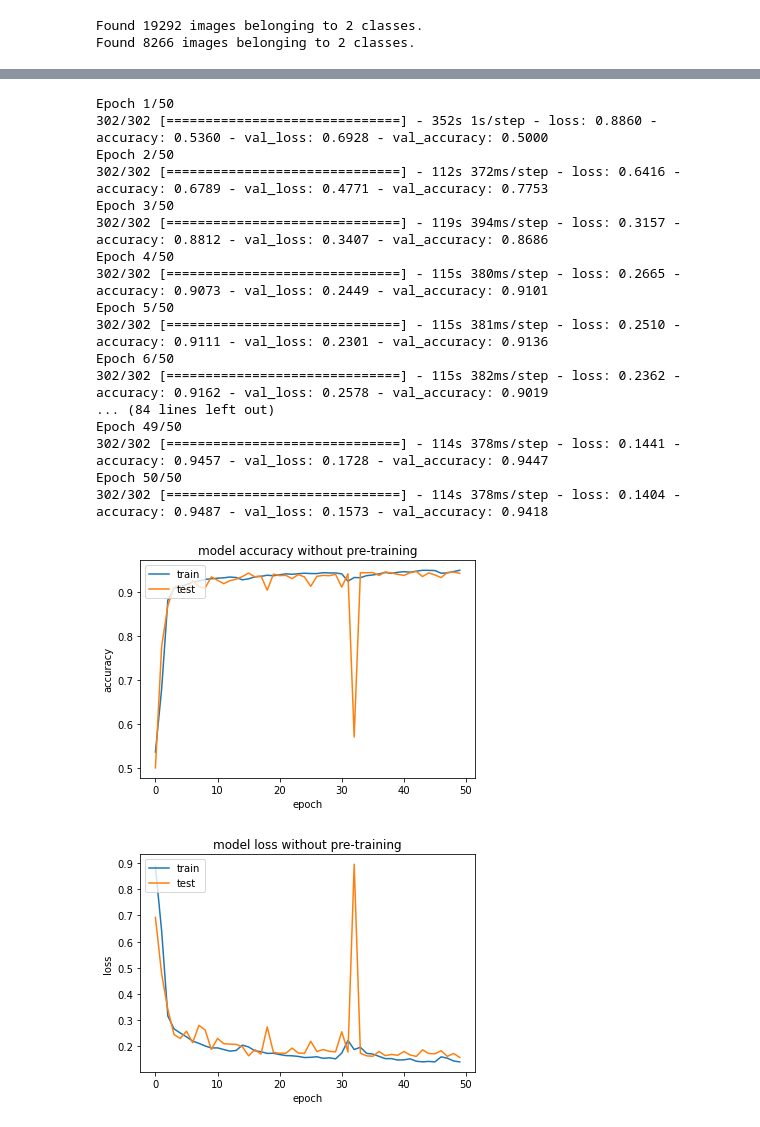
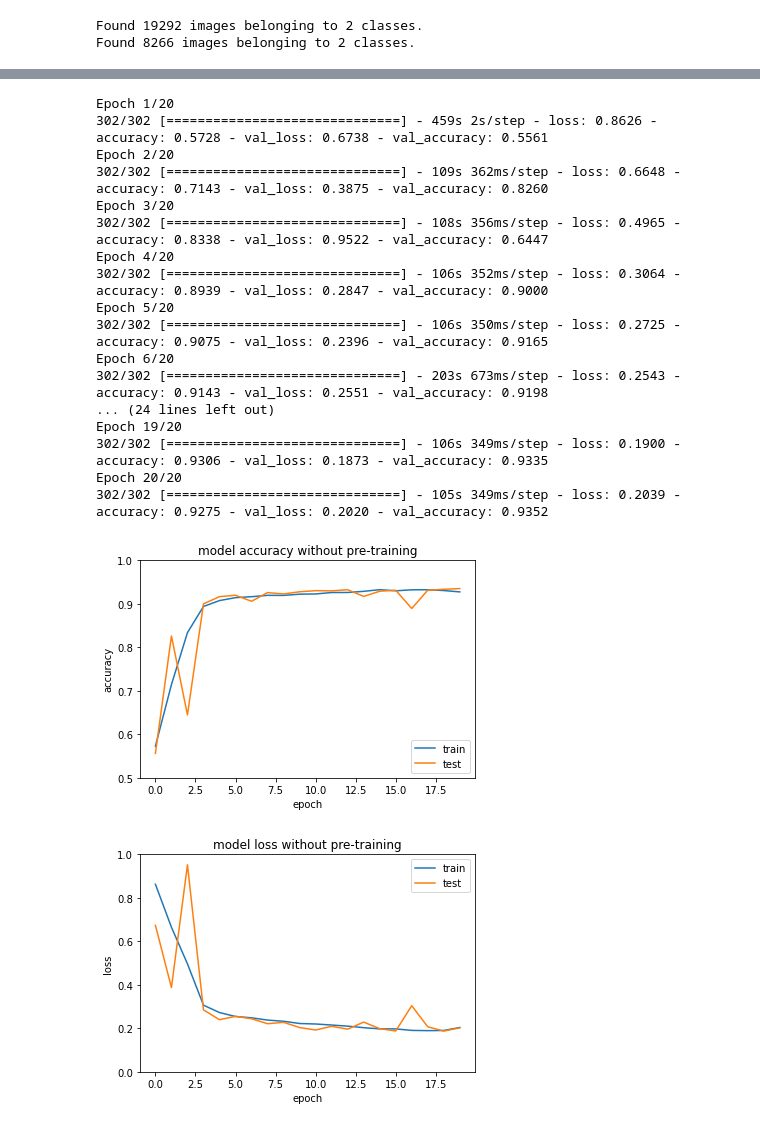
Before and after one commit to wagenrace/cytodata_sessions, a Jupyter notebook: transfer_learning/imagenet_to_malaria_blood_cells.ipynb, the cells around one changed output, grey strips where cells are left out. Drawn from its saved outputs; the diff is of its cells as text; code cells hidden in the pictures.

```diff
--- a/transfer_learning/imagenet_to_malaria_blood_cells.ipynb
+++ b/transfer_learning/imagenet_to_malaria_blood_cells.ipynb
@@ -7,7 +7,7 @@ except:
     # Invalid device or cannot modify virtual devices once initialized.
     pass
 
-N_EPOCHES = 50
+N_EPOCHES = 20
 BATCH_SIZE = 64
 PATCH_DIMENSIONS = (128, 128)
 DATA_LOCATION = r"D:\data\malaria_dataset"
@@ -74,45 +82,47 @@ def create_model(weights="imagenet"):
 # %%
 model_no_pretrain = create_model(None)
-history = model_no_pretrain.fit(train_generator,
+history_no_pretrained = model_no_pretrain.fit(train_generator,
             validation_data=validation_generator,
             epochs=N_EPOCHES)
 # %% [output]
-Epoch 1/50
-302/302 [==============================] - 352s 1s/step - loss: 0.8860 - accuracy: 0.5360 - val_loss: 0.6928 - val_accuracy: 0.5000
-Epoch 2/50
-302/302 [==============================] - 112s 372ms/step - loss: 0.6416 - accuracy: 0.6789 - val_loss: 0.4771 - val_accuracy: 0.7753
-Epoch 3/50
-302/302 [==============================] - 119s 394ms/step - loss: 0.3157 - accuracy: 0.8812 - val_loss: 0.3407 - val_accuracy: 0.8686
-Epoch 4/50
-302/302 [==============================] - 115s 380ms/step - loss: 0.2665 - accuracy: 0.9073 - val_loss: 0.2449 - val_accuracy: 0.9101
-Epoch 5/50
-302/302 [==============================] - 115s 381ms/step - loss: 0.2510 - accuracy: 0.9111 - val_loss: 0.2301 - val_accuracy: 0.9136
-Epoch 6/50
-302/302 [==============================] - 115s 382ms/step - loss: 0.2362 - accuracy: 0.9162 - val_loss: 0.2578 - val_accuracy: 0.9019
-... (84 lines left out)
-Epoch 49/50
-302/302 [==============================] - 114s 378ms/step - loss: 0.1441 - accuracy: 0.9457 - val_loss: 0.1728 - val_accuracy: 0.9447
-Epoch 50/50
-302/302 [==============================] - 114s 378ms/step - loss: 0.1404 - accuracy: 0.9487 - val_loss: 0.1573 - val_accuracy: 0.9418
+Epoch 1/20
+302/302 [==============================] - 459s 2s/step - loss: 0.8626 - accuracy: 0.5728 - val_loss: 0.6738 - val_accuracy: 0.5561
+Epoch 2/20
+302/302 [==============================] - 109s 362ms/step - loss: 0.6648 - accuracy: 0.7143 - val_loss: 0.3875 - val_accuracy: 0.8260
+Epoch 3/20
+302/302 [==============================] - 108s 356ms/step - loss: 0.4965 - accuracy: 0.8338 - val_loss: 0.9522 - val_accuracy: 0.6447
+Epoch 4/20
+302/302 [==============================] - 106s 352ms/step - loss: 0.3064 - accuracy: 0.8939 - val_loss: 0.2847 - val_accuracy: 0.9000
+Epoch 5/20
+302/302 [==============================] - 106s 350ms/step - loss: 0.2725 - accuracy: 0.9075 - val_loss: 0.2396 - val_accuracy: 0.9165
+Epoch 6/20
+302/302 [==============================] - 203s 673ms/step - loss: 0.2543 - accuracy: 0.9143 - val_loss: 0.2551 - val_accuracy: 0.9198
+... (24 lines left out)
+Epoch 19/20
+302/302 [==============================] - 106s 349ms/step - loss: 0.1900 - accuracy: 0.9306 - val_loss: 0.1873 - val_accuracy: 0.9335
+Epoch 20/20
+302/302 [==============================] - 105s 349ms/step - loss: 0.2039 - accuracy: 0.9275 - val_loss: 0.2020 - val_accuracy: 0.9352
 # %%
 # summarize history for accuracy
-plt.plot(history.history['accuracy'])
-plt.plot(history.history['val_accuracy'])
+plt.plot(history_no_pretrained.history['accuracy'])
+plt.plot(history_no_pretrained.history['val_accuracy'])
 plt.title('model accuracy without pre-training')
 plt.ylabel('accuracy')
 plt.xlabel('epoch')
-plt.legend(['train', 'test'], loc='upper left')
+plt.ylim([0.5,1])
+plt.legend(['train', 'test'], loc='lower right')
 plt.show()
 # %% [output]
-[figure, old version]
+[figure, new version]
 # %%
 # summarize history for loss
-plt.plot(history.history['loss'])
-plt.plot(history.history['val_loss'])
+plt.plot(history_no_pretrained.history['loss'])
+plt.plot(history_no_pretrained.history['val_loss'])
 plt.title('model loss without pre-training')
 plt.ylabel('loss')
 plt.xlabel('epoch')
-plt.legend(['train', 'test'], loc='upper left')
+plt.ylim([0,1])
+plt.legend(['train', 'test'], loc='upper right')
 plt.show()
 # %% [output]
-[figure, old version]
+[figure, new version]
```
Also changed, not shown: parts of 9 cells of this notebook.
